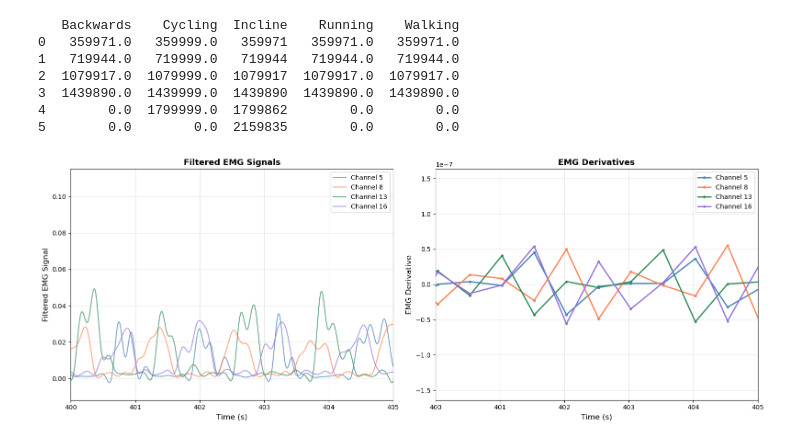
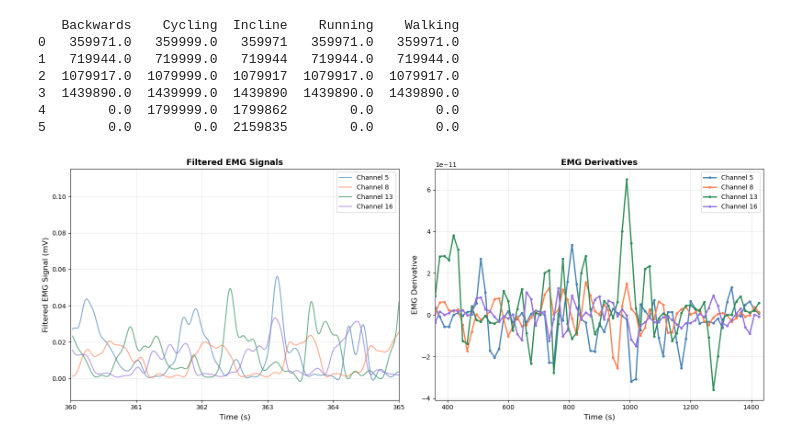
Before and after one commit to katiembutler/MetabolicCost, a Jupyter notebook: SignalDerivatives.ipynb, the cells around one changed output. Saved outputs shown, nothing was run; the diff lists cells and outputs as text; code cells hidden in the pictures.

Commit message:
added linear envelope, modified derivative filter

```diff
--- a/SignalDerivatives.ipynb
+++ b/SignalDerivatives.ipynb
@@ -141,37 +142,53 @@ def emg_filt(raw):
     return lowPass
 # %%
 import numpy as np
-from scipy import signal
+from scipy import signal as sps
+
 
 fs = 1000  # EMG sampling frequency
-window_sec = 0.5
+window_sec = 15
 samples_per_window = int(window_sec * fs)
 channels = [5, 8, 13, 16]
+
+low = 50
+high = 150
+nyquist = fs / 2
+low_c = low / nyquist
+high_c = high / nyquist
+order = 4
+a, b = sps.butter(order, [low_c, high_c], btype='band')
 
 derivativeDf = []
 
 
 time = np.nan_to_num(result['Subject01']['Walking']['EMG']['Data'][:, 0], nan=0.0)
 
-# Last active sample from speed-change df
-# last_idx = int(globals()[subject[0]][subject[1]].dropna().values[-1])
 start_idx = int(360 * fs)
 end_idx = int(1440 * fs)
 
 for ch in channels:
     signal_raw = result['Subject01']['Walking']['EMG']['Data'][:, ch]
-    signal = np.nan_to_num(emg_filt(signal_raw), nan=0.0)
+    signal_filt = np.nan_to_num(emg_filt(signal_raw), nan=0.0)
 
     bin_times = []
     bin_derivs = []
 
     for b_start in range(start_idx, end_idx, samples_per_window):
         b_end = min(b_start + samples_per_window, end_idx)
-        sig_bin = signal[b_start:b_end]
+        sig_bin = signal_filt[b_start:b_end]
         t_bin = time[b_start:b_end]
 
+        # Filter between 20-200 hz
         deriv = num_derivative(t_bin, sig_bin, 'x_1')
-        bin_derivs.append(np.mean(deriv))
+        deriv = deriv.flatten()
+        deriv = sps.filtfilt(a, b, deriv)
+
+        # Resample at 1 hz
+        len_1hz = int(len(deriv) * (1 / 1000))
+        deriv_1hz = sps.resample(deriv, len_1hz)
+
+        # Take average across 15 seconds
+        bin_derivs.append(np.mean(deriv_1hz))
         bin_times.append(t_bin[0])
 
     df = pd.DataFrame({
@@ -184,7 +201,7 @@ for ch in channels:
 
     derivativeDf.append(df)
 
-# Combine all subjects/channels
+
 derivatives_df = pd.concat(derivativeDf, ignore_index=True)
 # print(derivatives_df)
 # %%
@@ -196,36 +213,37 @@ fig, (ax1, ax2) = plt.subplots(1, 2, figsize=(16, 6))
 
 colors = ['steelblue', 'coral', 'seagreen', 'mediumpurple']
 
-# Left plot: Filtered signals
+# Left plot: filtered signals
 for i, ch in enumerate(channels):
     signal_raw = result['Subject01']['Walking']['EMG']['Data'][:, ch]
     signal_filt = np.nan_to_num(emg_filt(signal_raw), nan=0.0)
     time_full = np.nan_to_num(result['Subject01']['Walking']['EMG']['Data'][:, 0], nan=0.0)
+    signal_rect = np.abs(signal_raw)
 
     ax1.plot(time_full[start_idx:end_idx], signal_filt[start_idx:end_idx],
              color=colors[i], label=f'Channel {ch}', alpha=0.7, linewidth=1.5)
 
 ax1.set_xlabel('Time (s)', fontsize=12)
-ax1.set_ylabel('Filtered EMG Signal', fontsize=12)
+ax1.set_ylabel('Filtered EMG Signal (mV)', fontsize=12)
 ax1.set_title('Filtered EMG Signals', fontsize=13, fontweight='bold')
 ax1.legend()
 ax1.grid(True, alpha=0.3)
-ax1.set_xlim([400, 405])
+ax1.set_xlim([360, 365])
 
-# Right plot: Derivatives
+# Right plot: derivatives
 for i, ch in enumerate(channels):
     channel_data = derivatives_df[derivatives_df['Channel'] == ch]
     ax2.plot(channel_data['Time'], channel_data['EMG_derivative'],
              color=colors[i], label=f'Channel {ch}', linewidth=2, marker='o', markersize=3)
 
 ax2.set_xlabel('Time (s)', fontsize=12)
 ax2.set_ylabel('EMG Derivative', fontsize=12)
 ax2.set_title('EMG Derivatives', fontsize=13, fontweight='bold')
 ax2.legend()
 ax2.grid(True, alpha=0.3)
-ax2.set_xlim([400, 405])
+ax2.set_xlim([360, 1440])
 
 plt.tight_layout()
 plt.show()
 # %% [output]
-[figure, old version]
+[figure, new version]
```
Also changed, not shown: parts of 4 cells of this notebook.
